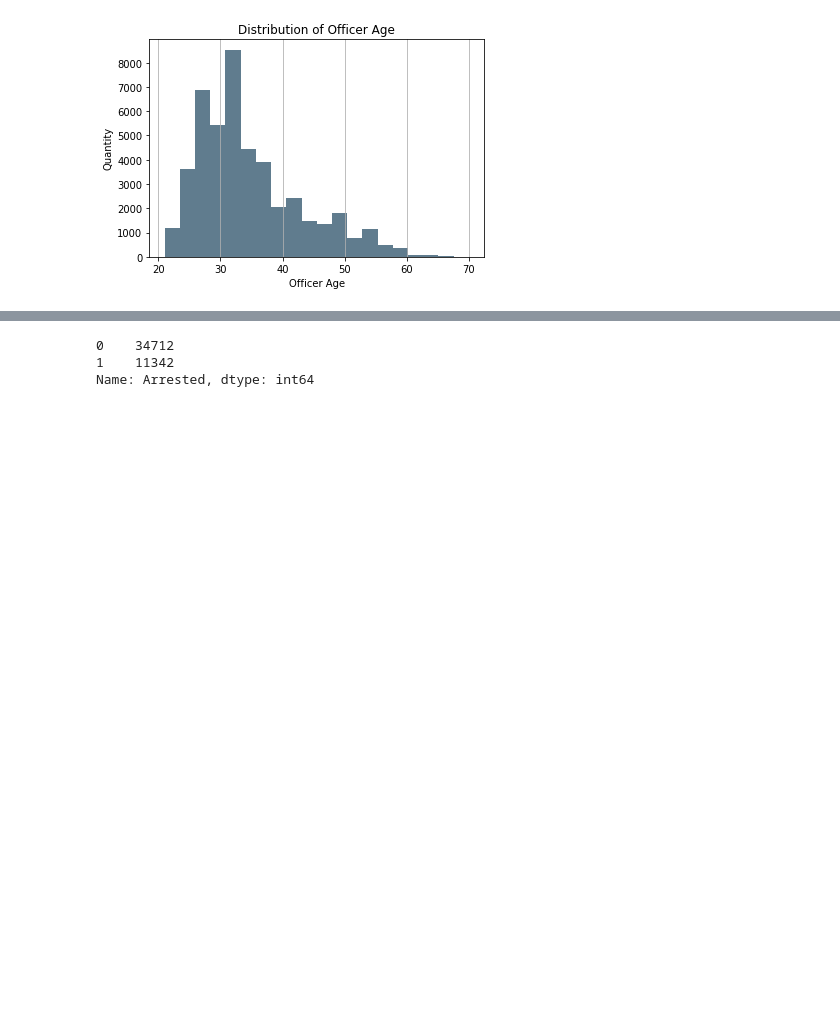
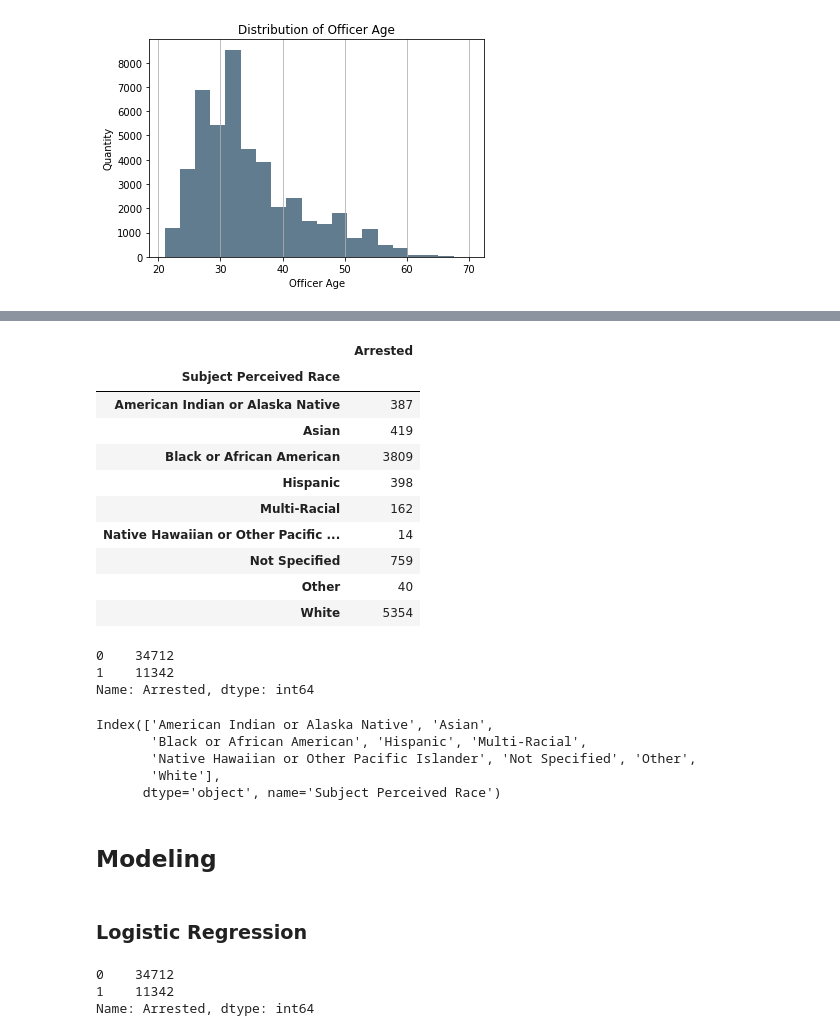
Before and after one commit to AlAlKewlJ/terry-stops-seattle, a Jupyter notebook: Terry-Stops-Seattle/Data/Logistic_Regression.ipynb, the cells around one changed output, grey strips where cells are left out. Cells and saved outputs as stored; diff of their text form; code cells hidden in the pictures; blank space fills up the shorter version.

```diff
--- a/Terry-Stops-Seattle/Data/Logistic_Regression.ipynb
+++ b/Terry-Stops-Seattle/Data/Logistic_Regression.ipynb
@@ -86 +120,34 @@ plt.grid(axis='y', alpha=0.75)
+# %%
+y = df[features].groupby('Subject Perceived Race').sum()
+y
+# %% [output]
+|  | Arrested |
+| Subject Perceived Race |  |
+| American Indian or Alaska Native | 387 |
+| Asian | 419 |
+| Black or African American | 3809 |
+| Hispanic | 398 |
+| Multi-Racial | 162 |
+| Native Hawaiian or Other Pacific ... | 14 |
+| Not Specified | 759 |
+| Other | 40 |
+| White | 5354 |
+# %%
+df['Arrested'].value_counts()
+# %% [output]
+0    34712
+1    11342
+Name: Arrested, dtype: int64
+# %%
+y.index
+# %% [output]
+Index(['American Indian or Alaska Native', 'Asian',
+       'Black or African American', 'Hispanic', 'Multi-Racial',
+       'Native Hawaiian or Other Pacific Islander', 'Not Specified', 'Other',
+       'White'],
+      dtype='object', name='Subject Perceived Race')
+# %% [markdown]
+## Modeling
+# %% [markdown]
+### Logistic Regression
 # %%
```
Also changed, not shown: parts of 25 cells of this notebook.
